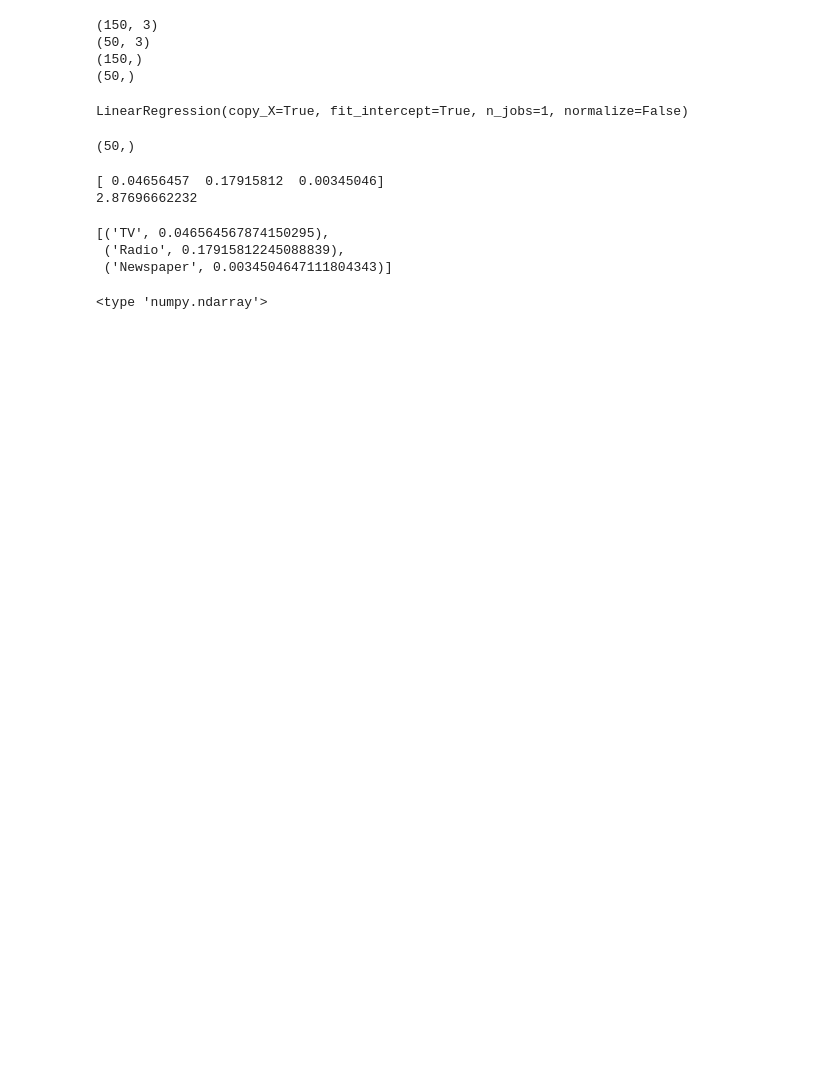
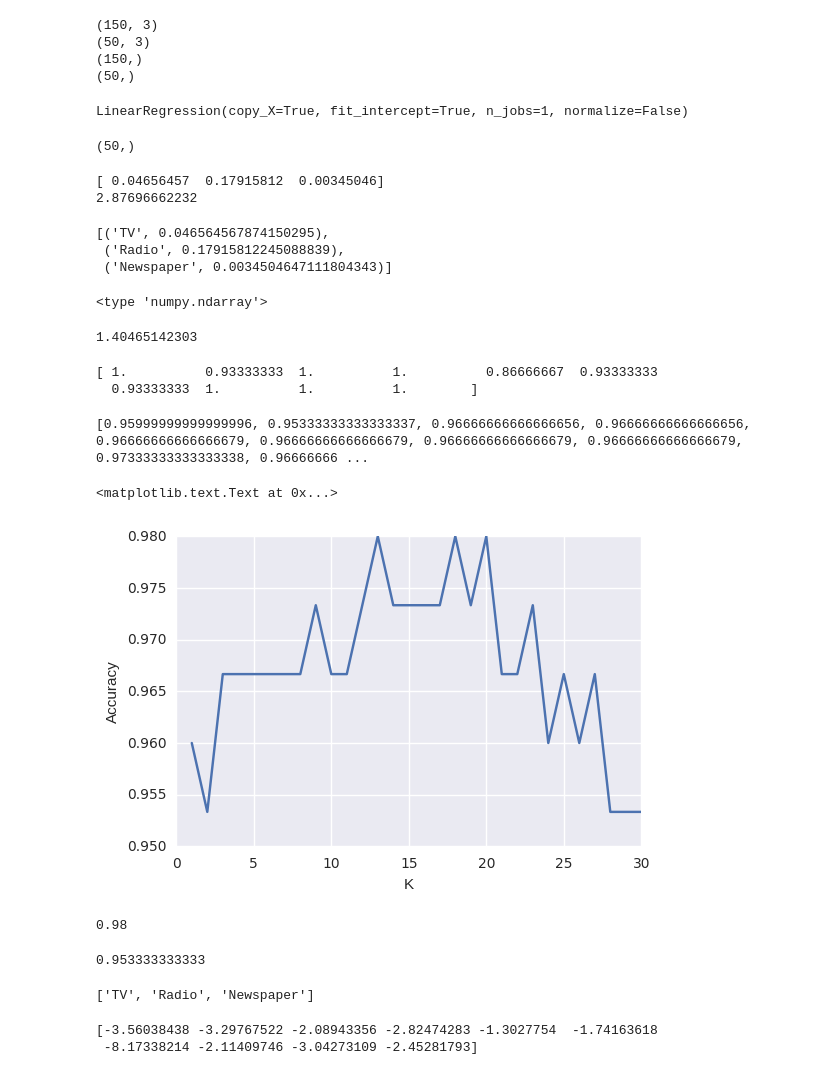
Before and after one commit to dalmia/Scikit-learn-tutorials, a Jupyter notebook: Data School/Machine learning with scikit learn.ipynb, the cells around one changed output. Saved outputs shown, nothing was run; the diff lists cells and outputs as text; code cells hidden in the pictures; blank space fills up the shorter version.

Commit message:
Data School : Cross Validation

```diff
--- a/Data School/Machine learning with scikit learn.ipynb
+++ b/Data School/Machine learning with scikit learn.ipynb
@@ -250,0 +254,47 @@ print type(y_pred)
+# %%
+print rmse
+# %% [output]
+1.40465142303
+# %%
+X=iris.data
+y=iris.target
+# %%
+#K-fold cross validation
+from sklearn.cross_validation import cross_val_score
+knn=KNeighborsClassifier(n_neighbors=5)
+scores=cross_val_score(knn,X,y, cv=10,scoring='accuracy')
+print scores
+# %% [output]
+[ 1.          0.93333333  1.          1.          0.86666667  0.93333333
+  0.93333333  1.          1.          1.        ]
+# %%
+k_range=range(1,31)
+k_scores=[]
+for k in k_range:
+    knn=KNeighborsClassifier(n_neighbors=k)
+    scores=cross_val_score(knn,X,y,cv=10,scoring='accuracy')
+    k_scores.append(scores.mean())
+print k_scores
+# %% [output]
+[0.95999999999999996, 0.95333333333333337, 0.96666666666666656, 0.96666666666666656, 0.96666666666666679, 0.96666666666666679, 0.96666666666666679, 0.96666666666666679, 0.97333333333333338, 0.96666666 ...
+# %%
+plt.plot(k_range,k_scores)
+plt.xlabel("K")
+plt.ylabel("Accuracy")
+# %% [output]
+<matplotlib.text.Text at 0x...>
+[figure, added]
+# %%
+knn=KNeighborsClassifier(n_neighbors=20)
+print cross_val_score(knn,X,y,cv=10,scoring='accuracy').mean()
+# %% [output]
+0.98
+# %%
+logreg = LogisticRegression()
+print cross_val_score(logreg,X,y,cv=10,scoring='accuracy').mean()
+# %% [output]
+0.953333333333
+# %%
+features_cols
+# %% [output]
+['TV', 'Radio', 'Newspaper']
@@ -250,0 +304,7 @@ print type(y_pred)
+# %%
+lm=LinearRegression()
+scores=cross_val_score(lm,X,y,cv=10,scoring='mean_squared_error')
+print scores
+# %% [output]
+[-3.56038438 -3.29767522 -2.08943356 -2.82474283 -1.3027754  -1.74163618
+ -8.17338214 -2.11409746 -3.04273109 -2.45281793]
```
Also changed, not shown: parts of 7 cells of this notebook.
